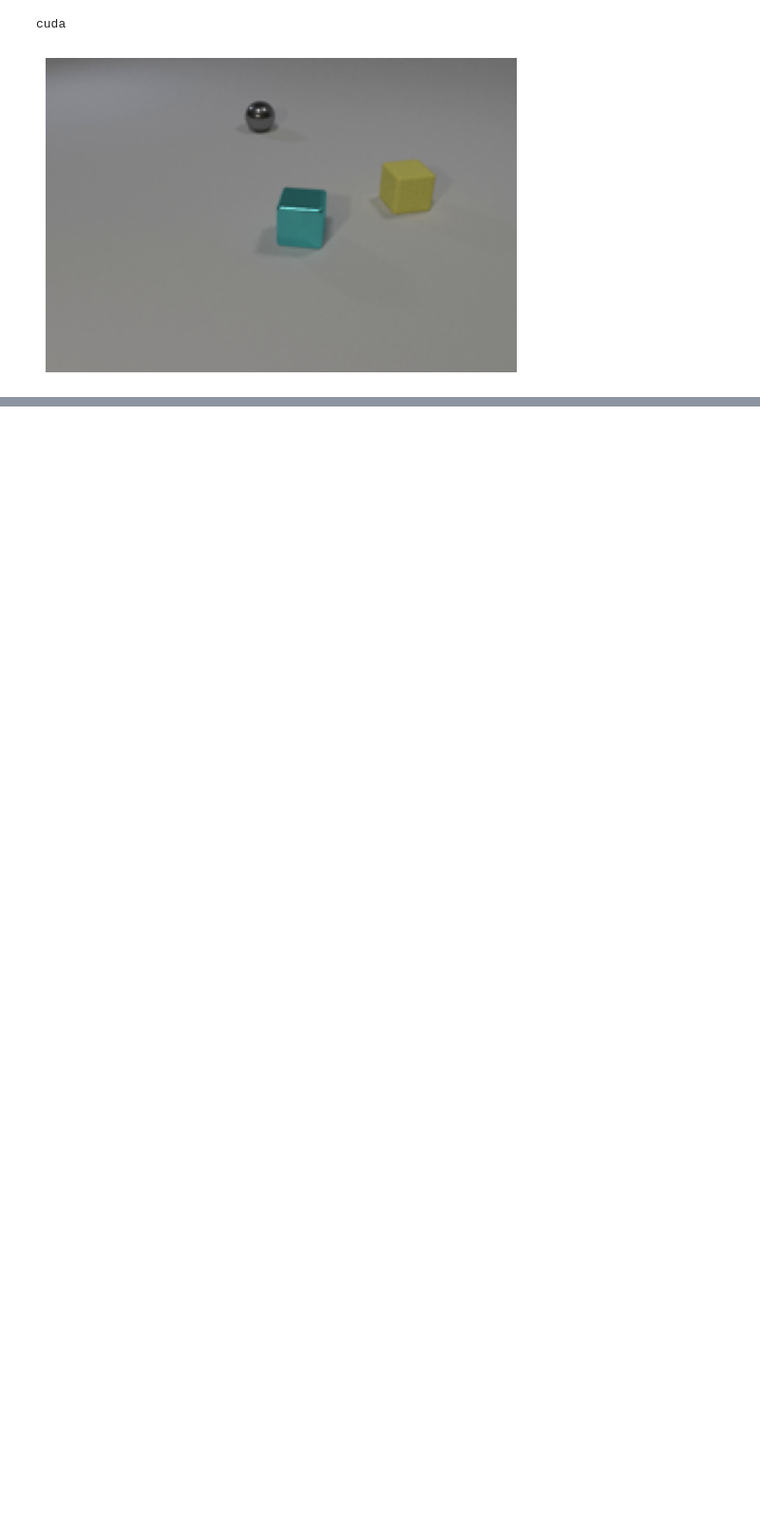
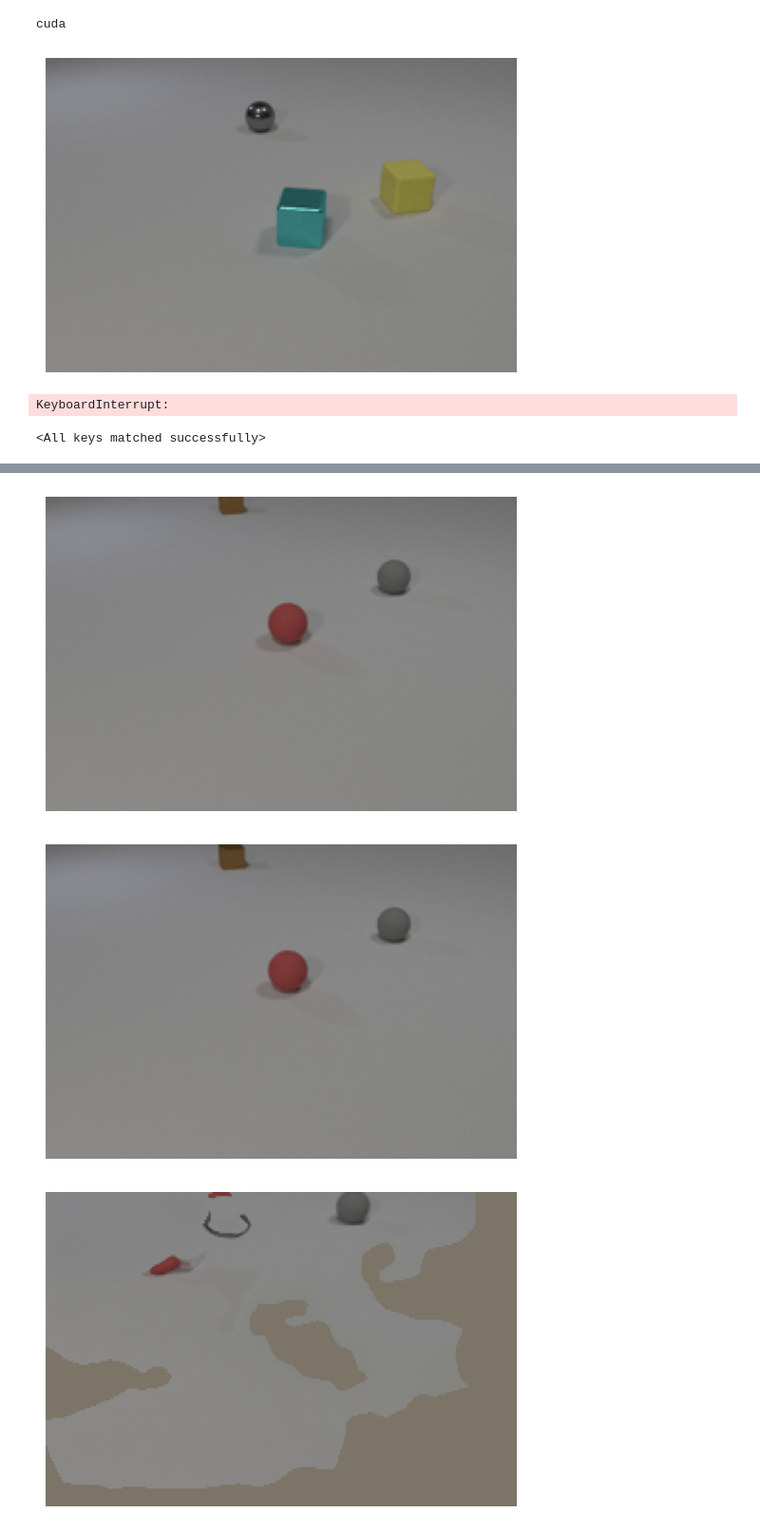
Before and after one commit to suryadheeshjith/SSL, a Jupyter notebook: MCJepa.ipynb, the cells around one changed output, grey strips where cells are left out. Shown at 95% size. Drawn from its saved outputs; the diff is of its cells as text; code cells hidden in the pictures; blank space fills up the shorter version.

```diff
--- a/MCJepa.ipynb
+++ b/MCJepa.ipynb
@@ -381,20 +381,20 @@ from tqdm import tqdm
 def train_model(model, epochs, dataloader, criterion, optimizer):
     model.train()
 
-    pbar = tqdm(range(epochs))
-
     train_losses = []
 
     best_loss = float("inf")
     best_model = model.state_dict()
 
-    for _ in pbar:
+    for _ in range(epochs):
         total_train_loss = 0.0
         total_train_correct = 0.0
 
         model.train()
 
-        for j,batch in enumerate(tqdm(dataloader, leave=False)):
+        pbar = tqdm(dataloader, leave=False)
+
+        for j,batch in enumerate(pbar):
 
             frame_list, frame_list_aug, label = batch[0], batch[1], batch[2]
             total_train_loss = 0.0
@@ -429,6 +429,7 @@ def train_model(model, epochs, dataloader, criterion, optimizer):
 
                 if j%10 == 0 and j>0:
                     torch.save(best_model,"best_model.pth")
+                    pbar.set_postfix({'Per frame Loss': total_train_loss/(len(frame_list)-1), 'Saved model with loss': best_loss})
 
             if j%1000 == 0 and j>0:
                 torch.save(model, "model.pth")
@@ -438,3 +439,38 @@ def train_model(model, epochs, dataloader, criterion, optimizer):
         torch.save(best_model,"best_model_.pth")
 # %%
 train_model(model, 1, train_dataloader, criterion, optimizer)
+# %% [output]
+KeyboardInterrupt:
+# %%
+PATH = "best_model.pth"
+model = MCJepa(numLayers, in_features, out_features, out_features_fea).to(device)
+model.load_state_dict(torch.load(PATH))
+# %% [output]
+<All keys matched successfully>
+# %%
+for batch in train_dataloader:
+    frame_list, frame_list_aug, label = batch[0], batch[1], batch[2]
+    img1 = frame_list[0].to(device)
+    img2 = frame_list[1].to(device)
+    img3 = frame_list_aug[0].to(device)
+    X_t, X_tnext, X_hat_t, X_hat_tnext, f_t_tnext,\
+                f_tnext_t, I_hat_t, I_hat_tnext, Y1, Y2, X_tcrop,\
+                                            X_tconcat = model(img1, img2, img3)
+
+    loss = criterion(X_t, X_tnext, X_hat_t, X_hat_tnext, f_t_tnext,\
+                    f_tnext_t, I_hat_t, I_hat_tnext, img1, img2,\
+                     Y1, Y2, X_tcrop, X_tconcat, lm, mu, nu, lambda_a, lambda_b, label)
+    print("Loss: ", loss.item())
+
+
+
+    show_normalized_image(img1[0])
+    plt.show()
+    show_normalized_image(img2[0])
+    plt.show()
+    show_normalized_image(I_hat_tnext[0])
+    plt.show()
+    show_normalized_image(I_hat_t[0])
+    plt.show()
+    break
+# %% [output]
@@ -440,0 +478,3 @@ train_model(model, 1, train_dataloader, criterion, optimizer)
+[figure, added]
+[figure, added]
+[figure, added]
```
Also changed, not shown: parts of 1 cell of this notebook.
